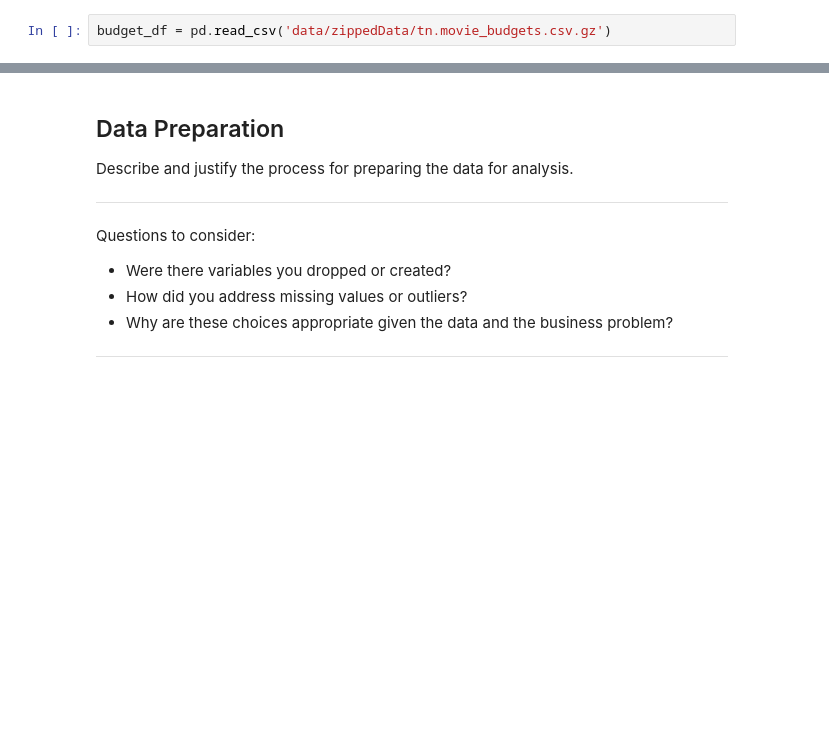
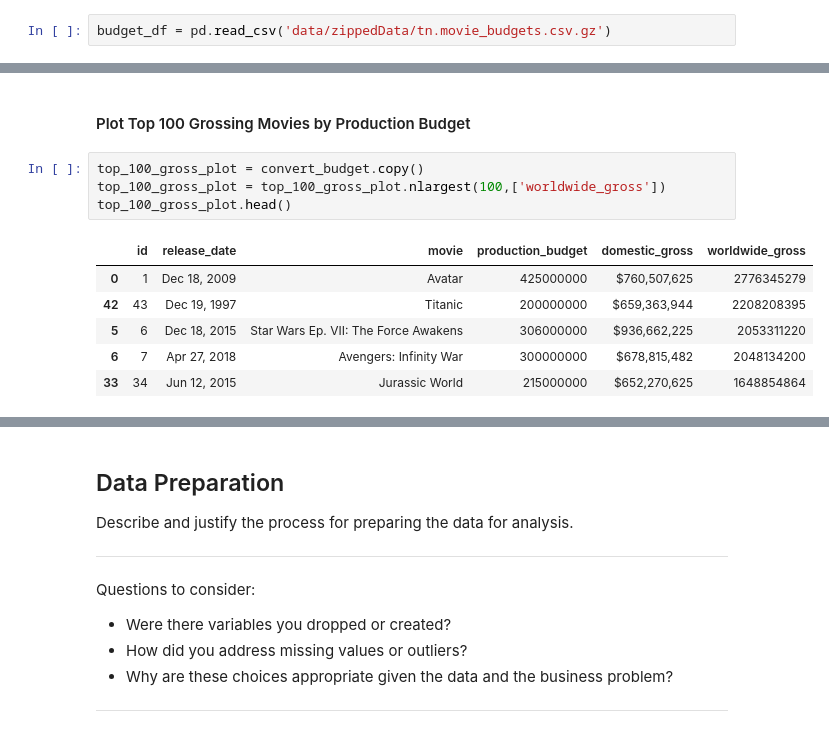
Before and after one commit to jpetoskey/dsc-project-template, a Jupyter notebook: dsc-phase1-project-template.ipynb, the cells around one changed output, grey strips where cells are left out. Saved outputs shown, nothing was run; the diff lists cells and outputs as text; blank space fills up the shorter version.

```diff
--- a/dsc-phase1-project-template.ipynb
+++ b/dsc-phase1-project-template.ipynb
@@ -1088,0 +1135,13 @@ budget_df.info()
+# %% [markdown]
+#### Plot Top 100 Grossing Movies by Production Budget
+# %%
+top_100_gross_plot = convert_budget.copy()
+top_100_gross_plot = top_100_gross_plot.nlargest(100,['worldwide_gross'])
+top_100_gross_plot.head()
+# %% [output]
+|  | id | release_date | movie | production_budget | domestic_gross | worldwide_gross |
+| 0 | 1 | Dec 18, 2009 | Avatar | 425000000 | $760,507,625 | 2776345279 |
+| 42 | 43 | Dec 19, 1997 | Titanic | 200000000 | $659,363,944 | 2208208395 |
+| 5 | 6 | Dec 18, 2015 | Star Wars Ep. VII: The Force Awakens | 306000000 | $936,662,225 | 2053311220 |
+| 6 | 7 | Apr 27, 2018 | Avengers: Infinity War | 300000000 | $678,815,482 | 2048134200 |
+| 33 | 34 | Jun 12, 2015 | Jurassic World | 215000000 | $652,270,625 | 1648854864 |
```
Also changed, not shown: parts of 11 cells of this notebook, 2 other files.
